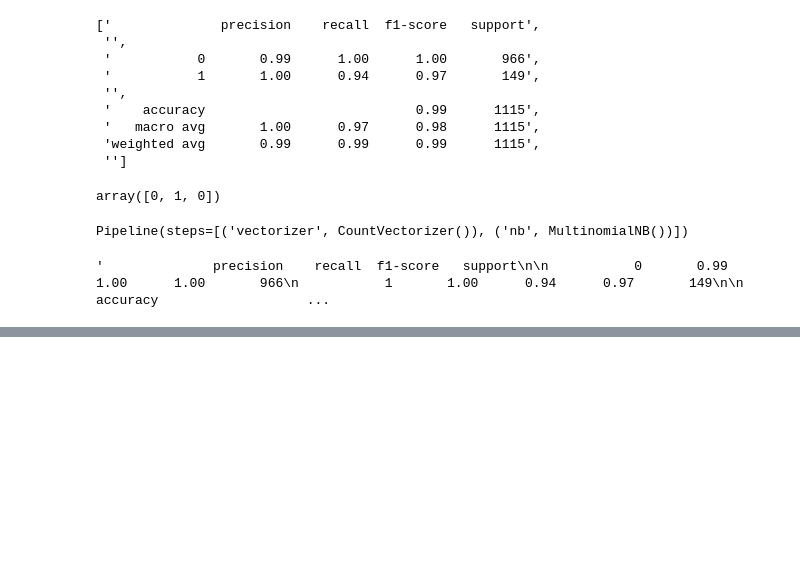
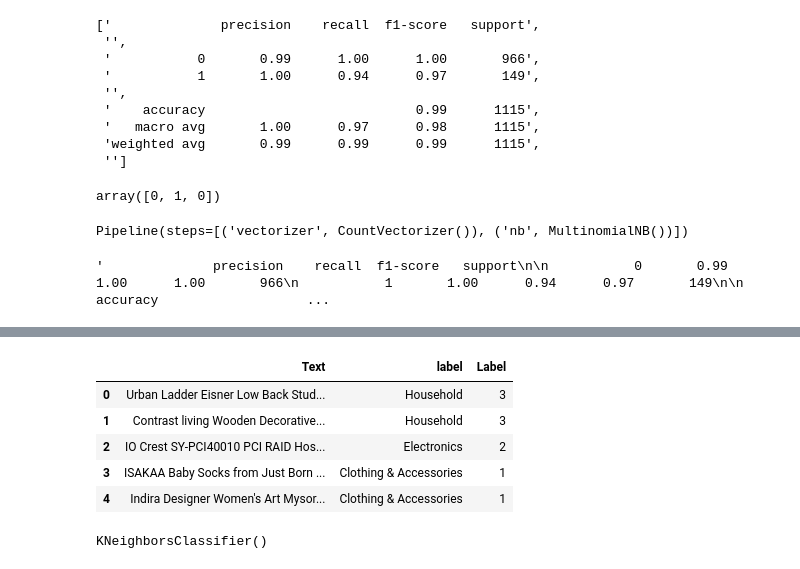
Before and after one commit to shivanswamynathan/NLP, a Jupyter notebook: NLP_Tutorial.ipynb, the cells around one changed output, grey strips where cells are left out. Cells and saved outputs as stored; diff of their text form; code cells hidden in the pictures; blank space fills up the shorter version.

```diff
--- a/NLP_Tutorial.ipynb
+++ b/NLP_Tutorial.ipynb
@@ -322,0 +311,3 @@ classification_report(y_test,clf.predict(X_test))
+# %%
+data = pd.read_csv("Ecommerce_data.csv")
+data.head()
@@ -322,0 +321,10 @@ classification_report(y_test,clf.predict(X_test))
+# %%
+data['Label'] = le.fit_transform(data['label'])
+data.head()
+# %% [output]
+|  | Text | label | Label |
+| 0 | Urban Ladder Eisner Low Back Stud... | Household | 3 |
+| 1 | Contrast living Wooden Decorative... | Household | 3 |
+| 2 | IO Crest SY-PCI40010 PCI RAID Hos... | Electronics | 2 |
+| 3 | ISAKAA Baby Socks from Just Born ... | Clothing & Accessories | 1 |
+| 4 | Indira Designer Women's Art Mysor... | Clothing & Accessories | 1 |
@@ -322,0 +345,5 @@ classification_report(y_test,clf.predict(X_test))
+# %%
+Knn = KNeighborsClassifier(n_neighbors=5, metric='minkowski')
+Knn.fit(X_train_tfidf, y_train)
+# %% [output]
+KNeighborsClassifier()
```
Also changed, not shown: parts of 8 cells of this notebook.
